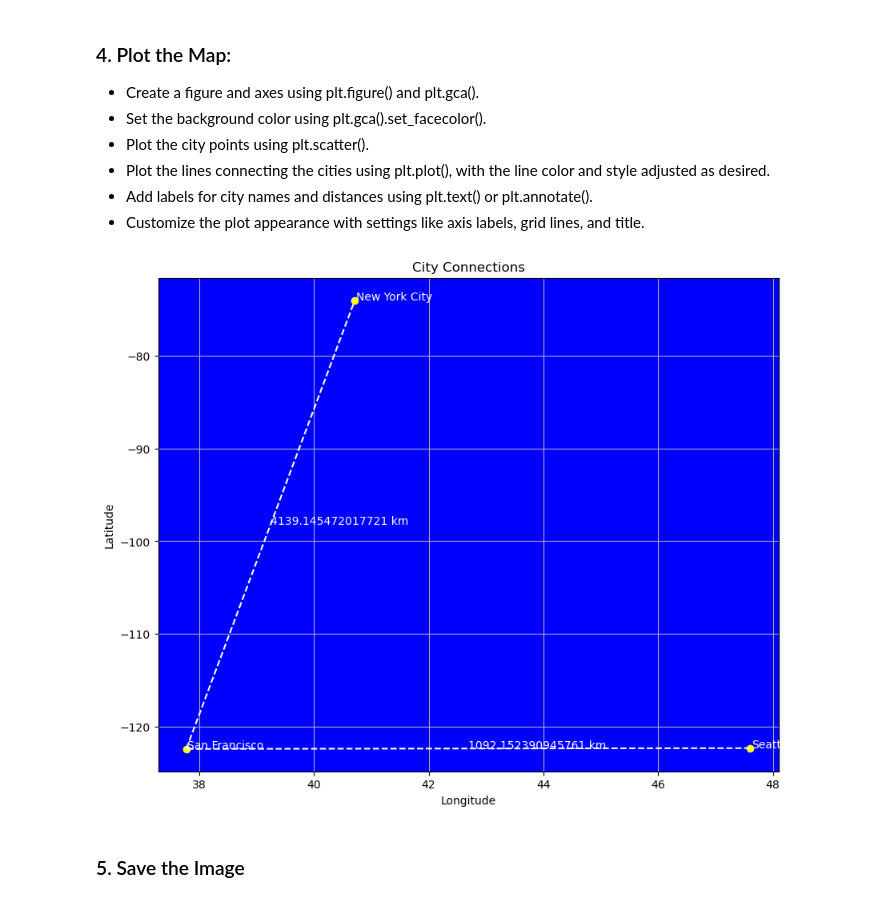
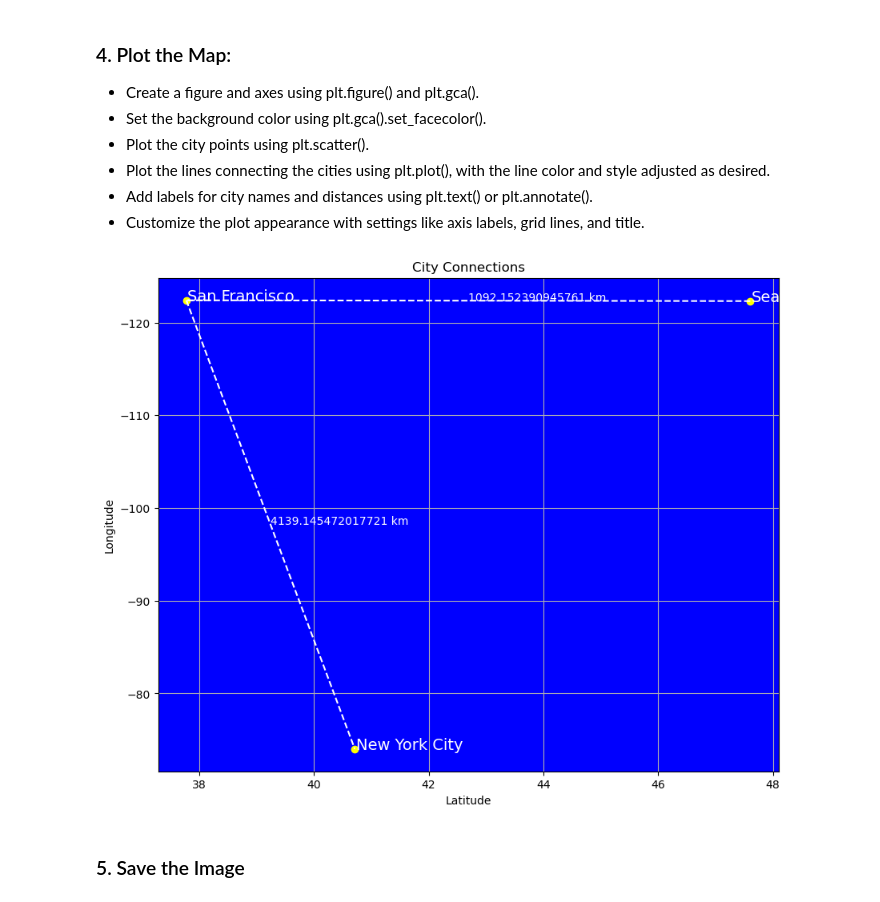
Before and after one commit to UlrikeDetective/maps, a Jupyter notebook: app/map_pointsV02/app.ipynb, the cells around one changed output. Drawn from its saved outputs; the diff is of its cells as text; code cells hidden in the pictures.

```diff
--- a/app/map_pointsV02/app.ipynb
+++ b/app/map_pointsV02/app.ipynb
@@ -38,27 +38,29 @@ for i in range(len(cities) - 1):
 # %%
 plt.figure(figsize=(10, 8))
 ax = plt.gca()
 ax.set_facecolor("blue")  # Change background color to blue
 
 x_coords = [city[1][0] for city in cities]
 y_coords = [city[1][1] for city in cities]
 plt.scatter(x_coords, y_coords, color="yellow", marker="o")
 
 for i in range(len(cities) - 1):
     plt.plot([x_coords[i], x_coords[i + 1]], [y_coords[i], y_coords[i + 1]], color="white", linestyle="--")
     plt.text((x_coords[i] + x_coords[i + 1]) / 2, (y_coords[i] + y_coords[i + 1]) / 2, f"{distances[i]} km", color="white")
 
 # Add city names next to the points
 for city, coords in cities:
-    plt.text(coords[0] + 0.02, coords[1] + 0.02, city, color="white")
+    plt.text(coords[0] + 0.02, coords[1] + 0.02, city, color="white", fontsize=14)
 
-plt.xlabel("Longitude")
-plt.ylabel("Latitude")
+plt.xlabel("Latitude")
+plt.ylabel("Longitude")
+
+plt.gca().invert_yaxis()  # This line inverts the y-axis
 plt.title("City Connections")
 plt.grid(True)
 plt.show()
 # %% [output]
-[figure, old version]
+[figure, new version]
 # %% [markdown]
 ### 5. Save the Image
 # %%
```
Also changed, not shown: 2 other files.
